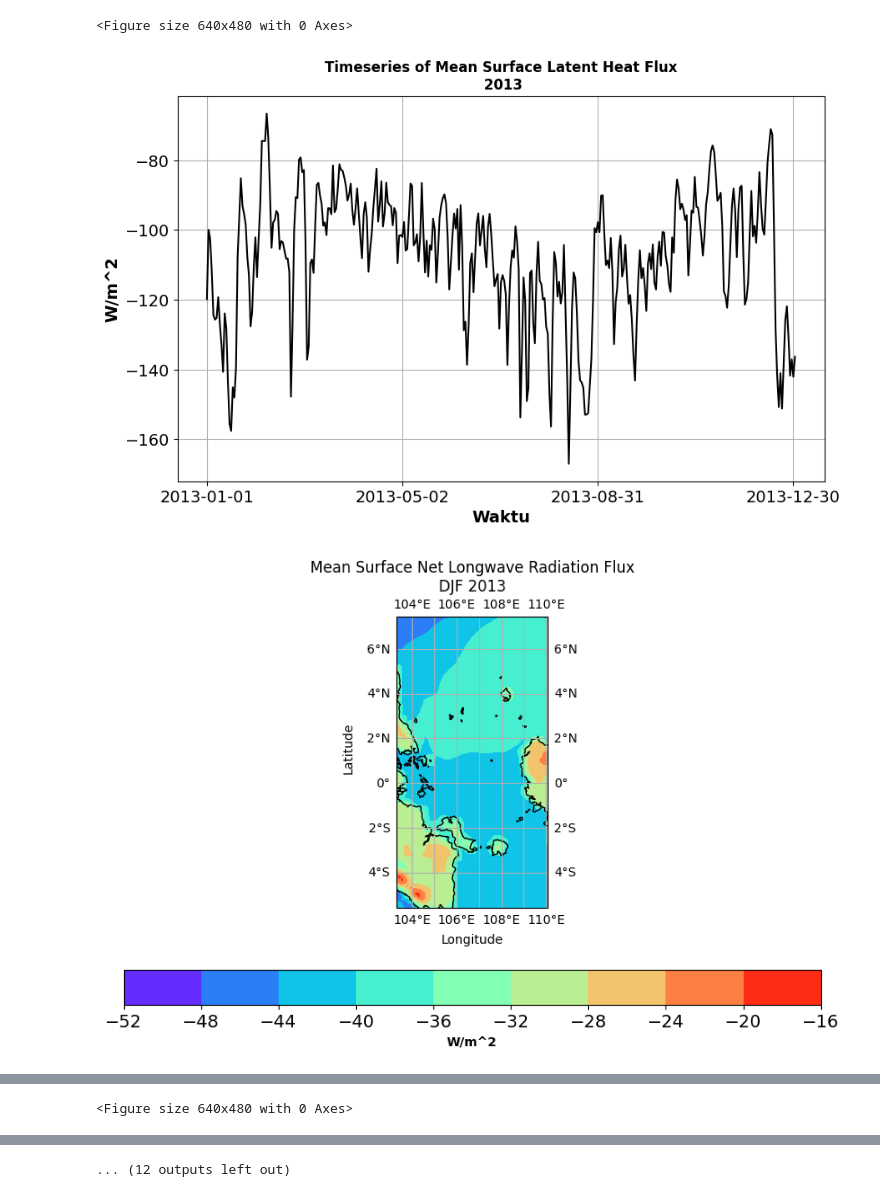
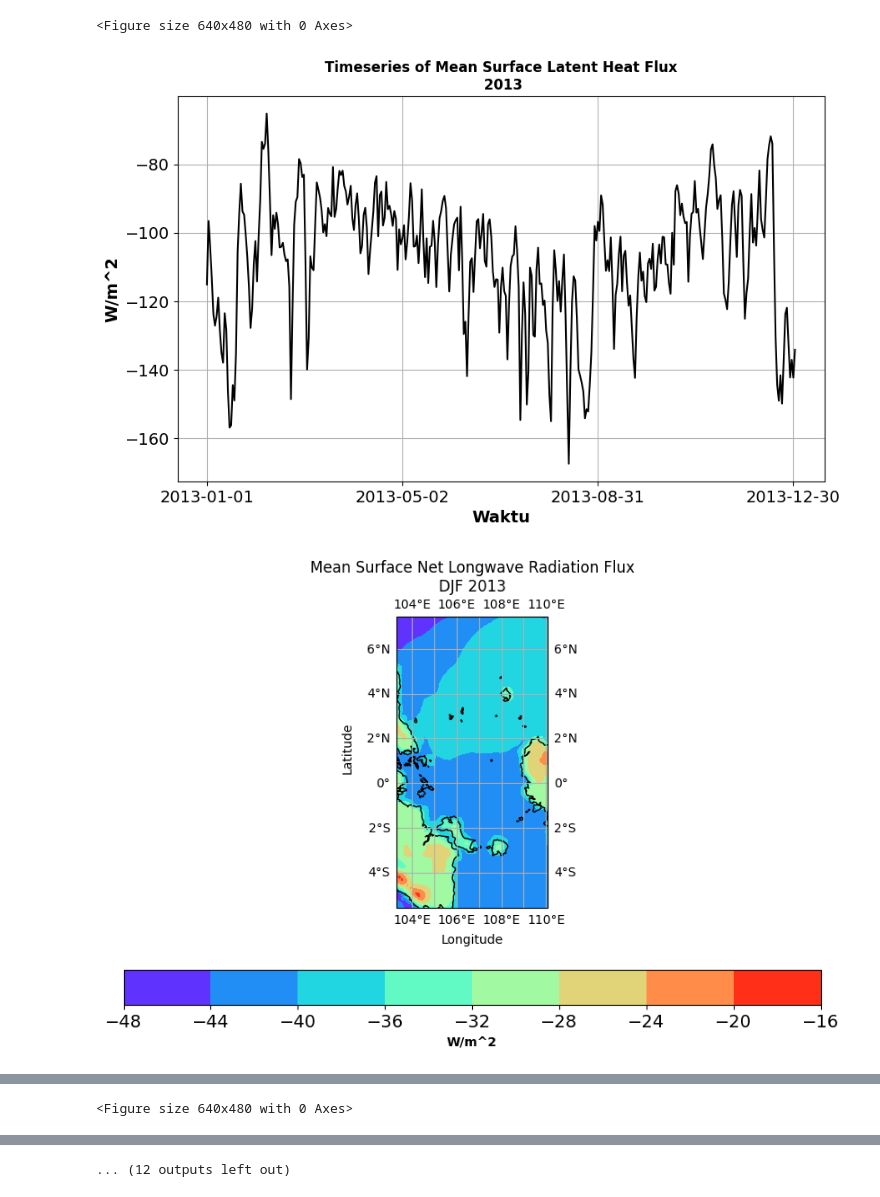
Before and after one commit to interapple123/PILA, a Jupyter notebook: data_viz.ipynb, the cells around one changed output, grey strips where cells are left out. Cells and saved outputs as stored; diff of their text form; code cells hidden in the pictures.

```diff
--- a/data_viz.ipynb
+++ b/data_viz.ipynb
@@ -151,6 +229,12 @@ variablesDictHeatFlux = {
         "name" : "Mean Surface Sensible Heat Flux",
         "satuan" : "W/m^2",
         "value_code" : "msshf"
+    },
+    "total_heat_flux" : {
+        "code" : "total_heat_flux",
+        "name" : "Total Net Heat Flux",
+        "satuan" : "W/m^2",
+        "value_code" : "thf"
     }
 }
 
@@ -172,11 +256,41 @@ variablesDictFwFlux = {
         "name" : "Mean Total Precipitation Rate",
         "satuan" : "m/s",
         "value_code" : "mtpr"
+    },
+    "total_freshwater_flux" : {
+        "code" : "total_freshwater_flux",
+        "name" : "Total Freshwater Flux",
+        "satuan" : "W/m^2",
+        "value_code" : "tff"
     }
 }
 
 thisfolderpath = os.getcwd()
 folderpath = thisfolderpath + "/datas/variables"
+
+for_total_spasial_hf = {
+    "mean_surface_latent_heat_flux" : [],
+    "mean_surface_net_long_wave_radiation_flux" : [],
+    "mean_surface_net_short_wave_radiation_flux" : [],
+    "mean_surface_sensible_heat_flux" : []
+}
+for_total_timeseries_hf = {
+    "mean_surface_latent_heat_flux" : "",
+    "mean_surface_net_long_wave_radiation_flux" : "",
+    "mean_surface_net_short_wave_radiation_flux" : "",
+    "mean_surface_sensible_heat_flux" : ""
+}
+
+for_total_spasial_fw = {
+    "mean_evaporation_rate" : [],
+    "mean_surface_runoff_rate" : [],
+    "mean_total_precipitation_rate" : []
+}
+for_total_timeseries_fw = {
+    "mean_evaporation_rate" : "",
+    "mean_surface_runoff_rate" : "",
+    "mean_total_precipitation_rate" : ""
+}
 # %%
 for variable in variablesHeatFlux:
     filepath1 = "./datas/variables/" + variablesDictHeatFlux[variable]["code"] + "/ERA5_schinsea_6hr_0_18_0125_" + variablesDictHeatFlux[variable]["code"] + "_2013.nc"
@@ -189,41 +303,48 @@ for variable in variablesHeatFlux:
 
     lon = dsmerged["longitude"]
     lat = dsmerged["latitude"]
+    for_total_spasial_hf["lat"] = lat
+    for_total_spasial_hf["lon"] = lon
     time_merged = dsmerged["valid_time"]
 
     avg_times = ds1.valid_time.values + np.timedelta64(30, 'm')
 
     rolling_mean = dsmerged.rolling(valid_time=2, center=False, min_periods=2).mean()
+    rolling_mean_times = rolling_mean.valid_time
+
+    rolling_mean = rolling_mean.sel(valid_time=slice(rolling_mean_times[1], rolling_mean_times[-1]))
 
     even_indices_data = rolling_mean.isel(valid_time=slice(0, None, 2))
 
     even_indices_data["valid_time"] = avg_times
 
     even_indices_data_seasonal = even_indices_data.groupby("valid_time.season").mean("valid_time")
 
     seasons = even_indices_data_seasonal["season"].values
 
     for season_i in seasons:
         dsi = even_indices_data_seasonal.sel(season=season_i)
         value = dsi[var]
+        for_total_spasial_hf[variable].append(value)
         spasial_plot_waktu(lon, lat, season_i, value, variablesDictHeatFlux[variable], folderpath)
 
     even_indices_data_daily_mean = even_indices_data.resample(valid_time="1D").mean("valid_time")
     even_indices_data_daily_spasial_mean = even_indices_data_daily_mean.mean(("latitude", "longitude"))
 
     value_timeseries = even_indices_data_daily_spasial_mean[var]
     time_for_timeseries = even_indices_data_daily_spasial_mean["valid_time"].values
     time_for_timeseries = datetime_to_normaldate(time_for_timeseries)
+    for_total_timeseries_hf[variable] = value_timeseries
 
     waktu_plot_spasial(value_timeseries, time_for_timeseries, variablesDictHeatFlux[variable], folderpath)
 # %% [output]
 [figure]
 [figure]
 [figure]
 [figure]
 <Figure size 640x480 with 0 Axes>
-[figure, old version]
+[figure, new version]
-[figure, old version]
+[figure, new version]
 [figure]
 [figure]
 [figure]
```
Also changed, not shown: parts of 5 cells of this notebook.
